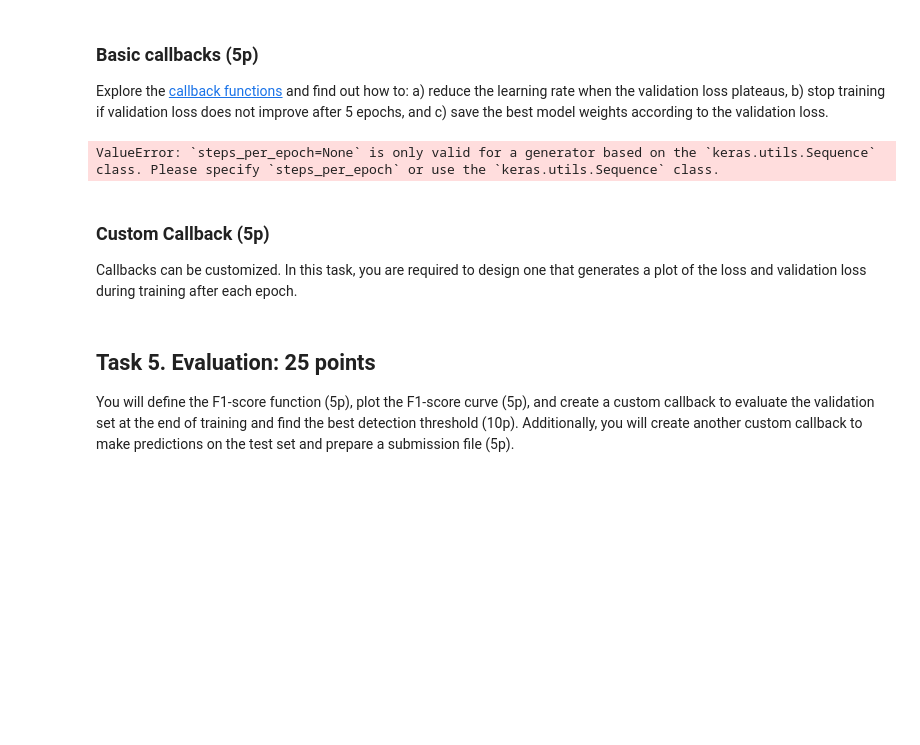
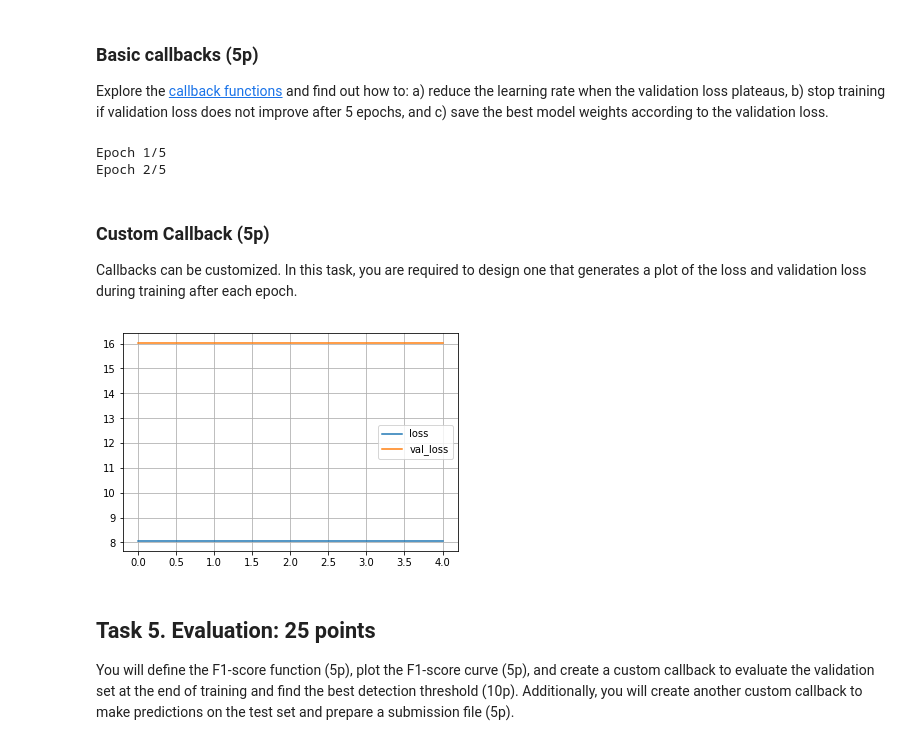
Before and after one commit to jeffluppes/ISMI2018, a Jupyter notebook: Week 8/assignment_8.ipynb, the cells around one changed output. Drawn from its saved outputs; the diff is of its cells as text; code cells hidden in the pictures; blank space fills up the shorter version.

```diff
--- a/Week 8/assignment_8.ipynb
+++ b/Week 8/assignment_8.ipynb
@@ -690,7 +646,12 @@ def build_model():
 
     tensor_input = keras.Input(shape=(101,101,3))
     flattened = keras.layers.Flatten()(tensor_input)
-    tensor = keras.layers.Dense(2, kernel_initializer='normal', activation='relu')(flattened)
+    tensor = keras.layers.Dense(1024, kernel_initializer='normal', activation='relu')(flattened)
+#     tensor = keras.layers.Dense(512, kernel_initializer='normal', activation='relu')(tensor)
+#     tensor = keras.layers.Dense(256, kernel_initializer='normal', activation='relu')(tensor)
+# #     tensor = keras.layers.Dropout(0.4)(tensor)
+#     tensor = keras.layers.Dense(128, kernel_initializer='normal', activation='relu')(tensor)
+    tensor = keras.layers.Dense(2, kernel_initializer='uniform', activation='relu')(tensor)
 
     model = keras.models.Model(inputs=tensor_input, outputs=tensor)
     model.compile(loss='categorical_crossentropy', optimizer='adam', metrics=['accuracy'])
@@ -732,5 +695,5 @@ validation_data = PatchSequence(
 )
 
 # Train model
-history = model.fit_generator(training_data, steps_per_epoch=50, validation_data=validation_data )
+history = model.fit_generator(training_data, steps_per_epoch=598, epochs=5, validation_data=validation_data )
 # %% [output]
@@ -788,9 +722,10 @@ callbacks_list = [
 ]
 
 # Train model
-history = model.fit_generator(None)
+history = model.fit_generator(training_data, steps_per_epoch=599, epochs=5, callbacks=callbacks_list, validation_data=validation_data)
 # %% [output]
-ValueError: `steps_per_epoch=None` is only valid for a generator based on the `keras.utils.Sequence` class. Please specify `steps_per_epoch` or use the `keras.utils.Sequence` class.
+Epoch 1/5
+Epoch 2/5
 # %% [markdown]
 ### Custom Callback (5p)
 
@@ -798,34 +733,36 @@ Callbacks can be customized. In this task, you are required to design one that g
 # %%
 class PlotLosses(keras.callbacks.Callback):
 
     def on_train_begin(self, logs={}):
         self.i = 0
         self.x = []
         self.losses = []
         self.val_losses = []
         self.fig = plt.figure()
         self.logs = []
 
     def on_epoch_end(self, epoch, logs={}):
 
         self.logs.append(logs)
         self.x.append(self.i)
-        self.losses.append(None)
-        self.val_losses.append(None)
+        self.losses.append(logs['loss'])
+        self.val_losses.append(logs['val_loss'])
         self.i += 1
 
         clear_output(wait=True)
         plt.plot(self.x, self.losses, label="loss")
         plt.plot(self.x, self.val_losses, label="val_loss")
         plt.grid()
         plt.legend()
         plt.show();
 
 # Append to list of callbacks
 callbacks_list = [PlotLosses()]
 
 # Train model
-history = model.fit_generator(None)
+history = model.fit_generator(training_data, steps_per_epoch=599, epochs=5, callbacks=callbacks_list, validation_data=validation_data)
+# %% [output]
+[figure, added]
 # %% [markdown]
 ## Task 5. Evaluation: 25 points
 
```
Also changed, not shown: parts of 12 cells of this notebook.
